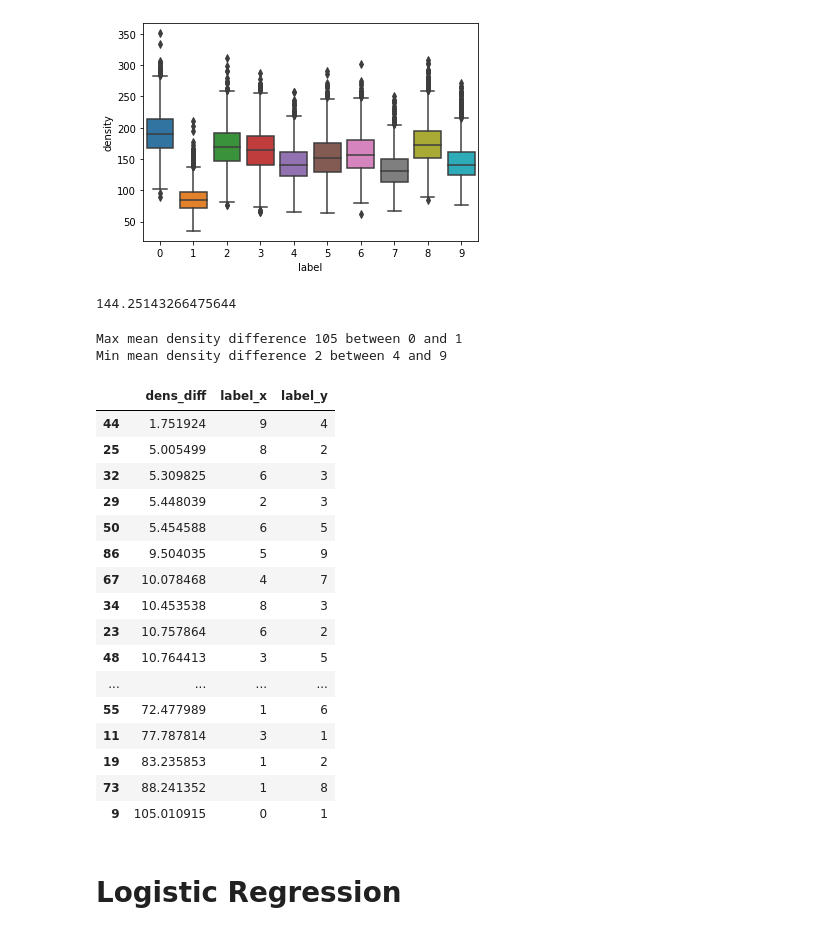
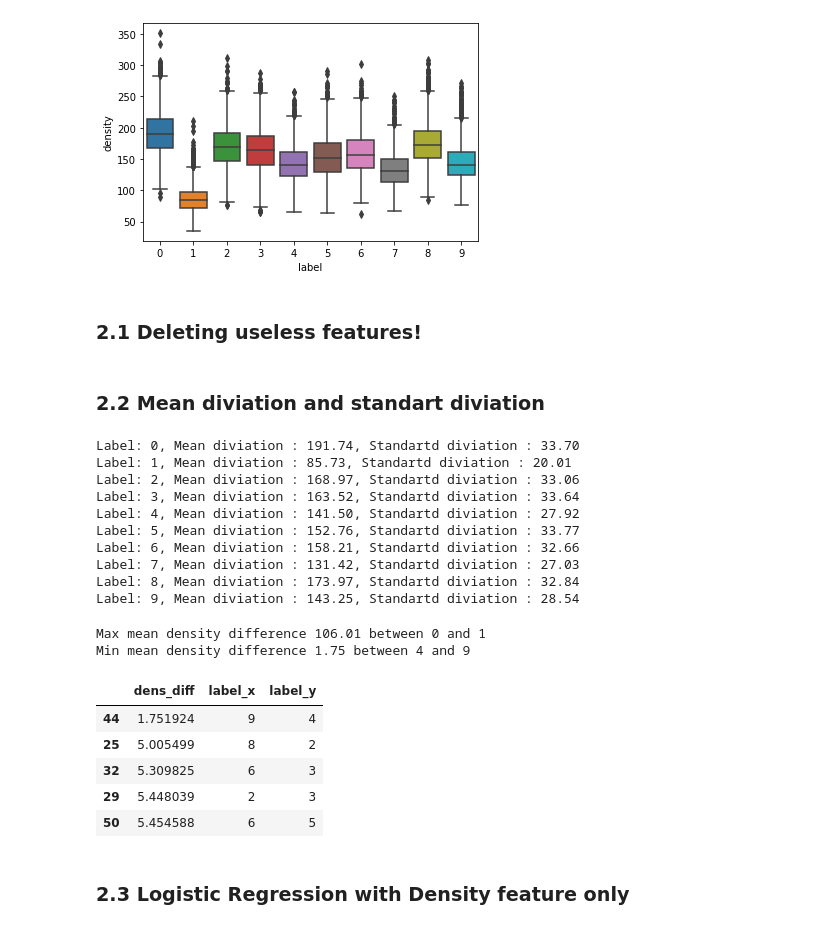
Before and after one commit to MikerT86/PR_assignment, a Jupyter notebook: analysis.ipynb, the cells around one changed output. Drawn from its saved outputs; the diff is of its cells as text; code cells hidden in the pictures.

```diff
--- a/analysis.ipynb
+++ b/analysis.ipynb
@@ -79,6 +106,6 @@ plt.show()
 # %%
-new_df = df
-new_df["density"] = new_df.astype(bool).sum(axis=1)
+new_df = newDF
+new_df["density"] = new_df.iloc[:, 1:-1].astype(bool).sum(axis=1)
 # %%
 new_df.head()
 # %% [output]
@@ -90,7 +117,7 @@ new_df.head()
 | 4 | 0 | 0 | 0 | 0 | 0 | 0 | 0 | 0 | 0 | 0 | ... | ... |
 5 rows × 786 columns
 # %%
-DF_Label_Density = new_df.iloc[:, [0,-1]]
+DF_Label_Density = new_df.iloc[:, [0,-2, -1]]
 # %%
 DF_Label_Density.head()
 # %% [output]
@@ -115,11 +142,32 @@ sns.boxplot(x="label", y="density", data=DF_Label_Density)
 # %% [output]
 <matplotlib.axes._subplots.AxesSubplot at 0x...>
 [figure]
-# %%
-label = 9
-DF_Label_Density['density'][DF_Label_Density['label'] == label].mean()
-# %% [output]
-144.25143266475644
+# %% [markdown]
+### 2.1 Deleting useless features!
+# %%
+clearDF = newDF
+for i in clearDF.columns:
+    if clearDF[i].sum() == 0:
+        clearDF.drop(i, axis=1, inplace=True)
+# %% [markdown]
+### 2.2 Mean diviation and standart diviation
+# %%
+for i in range(10):
+    DF_Label_Density = new_df.iloc[:, [0,-2, -1]]
+    digit_density = DF_Label_Density['density'][DF_Label_Density['label'] == i]
+    text = "Label: {}, Mean diviation : {:0.2f}, Standartd diviation : {:0.2f}"
+    print(text.format(i, digit_density.mean(), digit_density.std()))
+# %% [output]
+Label: 0, Mean diviation : 191.74, Standartd diviation : 33.70
+Label: 1, Mean diviation : 85.73, Standartd diviation : 20.01
+Label: 2, Mean diviation : 168.97, Standartd diviation : 33.06
+Label: 3, Mean diviation : 163.52, Standartd diviation : 33.64
+Label: 4, Mean diviation : 141.50, Standartd diviation : 27.92
+Label: 5, Mean diviation : 152.76, Standartd diviation : 33.77
+Label: 6, Mean diviation : 158.21, Standartd diviation : 32.66
+Label: 7, Mean diviation : 131.42, Standartd diviation : 27.03
+Label: 8, Mean diviation : 173.97, Standartd diviation : 32.84
+Label: 9, Mean diviation : 143.25, Standartd diviation : 28.54
 # %%
 def density_analyse(data):
     mean_diff = []
@@ -138,33 +186,22 @@ def density_analyse(data):
 # %%
 mean_diff, min_diff, max_diff = density_analyse(DF_Label_Density)
 
-print("Max mean density difference {:0.0f} between {} and {}".format(max_diff[0], int(max_diff[1]), int(max_diff[2])))
-print("Min mean density difference {:0.0f} between {} and {}".format(min_diff[0], int(min_diff[1]), int(min_diff[2])))
+print("Max mean density difference {:0.2f} between {} and {}".format(max_diff[0], int(max_diff[1]), int(max_diff[2])))
+print("Min mean density difference {:0.2f} between {} and {}".format(min_diff[0], int(min_diff[1]), int(min_diff[2])))
 # %% [output]
-Max mean density difference 105 between 0 and 1
-Min mean density difference 2 between 4 and 9
+Max mean density difference 106.01 between 0 and 1
+Min mean density difference 1.75 between 4 and 9
 # %%
-mean_diff
+mean_diff.head()
 # %% [output]
 |  | dens_diff | label_x | label_y |
 | 44 | 1.751924 | 9 | 4 |
 | 25 | 5.005499 | 8 | 2 |
 | 32 | 5.309825 | 6 | 3 |
 | 29 | 5.448039 | 2 | 3 |
 | 50 | 5.454588 | 6 | 5 |
-| 86 | 9.504035 | 5 | 9 |
-| 67 | 10.078468 | 4 | 7 |
-| 34 | 10.453538 | 8 | 3 |
-| 23 | 10.757864 | 6 | 2 |
-| 48 | 10.764413 | 3 | 5 |
-| ... | ... | ... | ... |
-| 55 | 72.477989 | 1 | 6 |
-| 11 | 77.787814 | 3 | 1 |
-| 19 | 83.235853 | 1 | 2 |
-| 73 | 88.241352 | 1 | 8 |
-| 9 | 105.010915 | 0 | 1 |
 # %% [markdown]
-# Logistic Regression
+### 2.3 Logistic Regression with Density feature only
 # %%
 from sklearn.linear_model import LogisticRegression
 from sklearn.model_selection import train_test_split, cross_val_score, cross_val_predict
```
Also changed, not shown: parts of 50 cells of this notebook.
